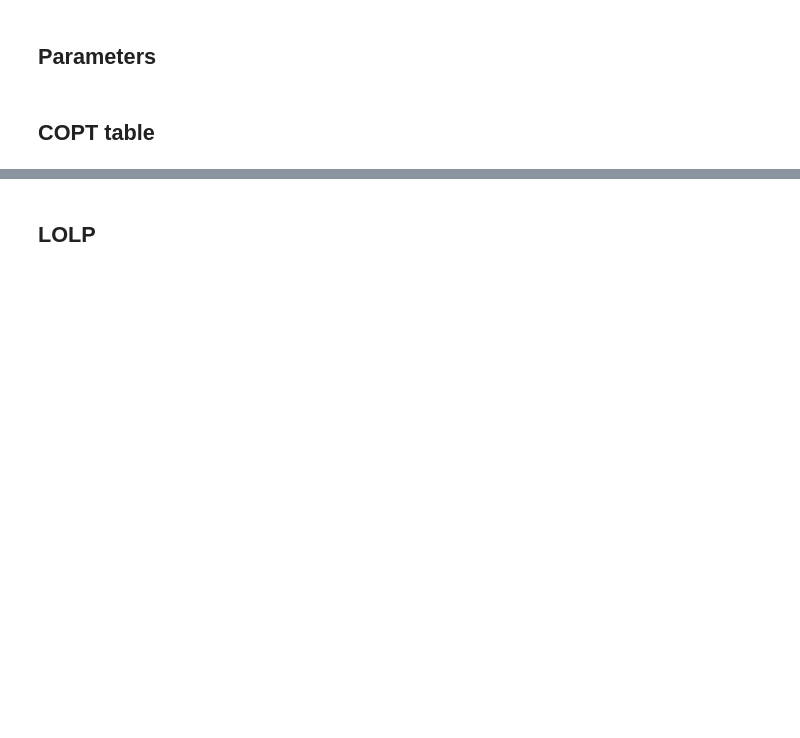
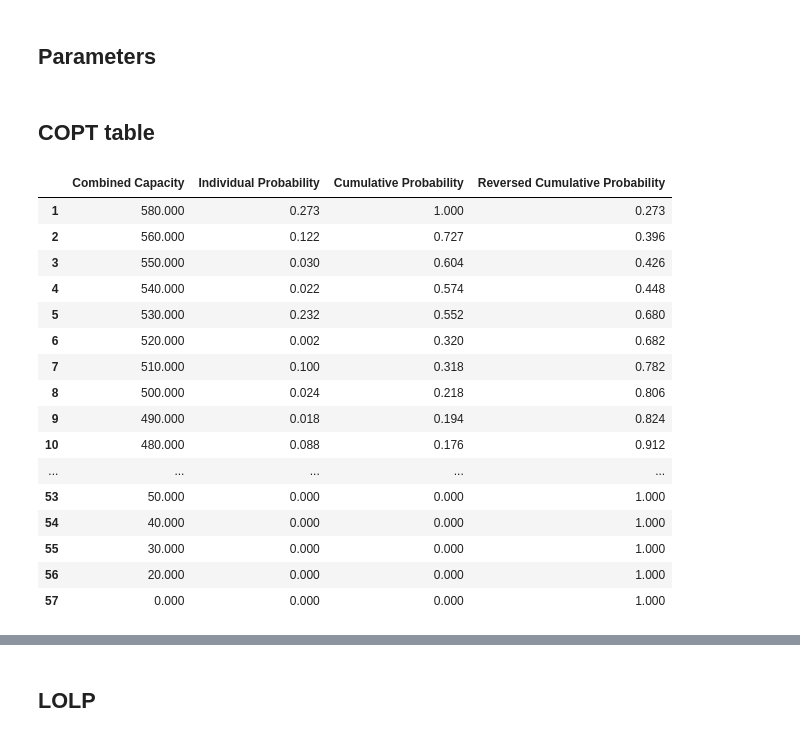
Before and after one commit to yasirroni/copt, a Jupyter notebook: notebooks/copt.ipynb, the cells around one changed output, grey strips where cells are left out. Drawn from its saved outputs; the diff is of its cells as text; code cells hidden in the pictures; blank space fills up the shorter version.

```diff
--- a/notebooks/copt.ipynb
+++ b/notebooks/copt.ipynb
@@ -94,3 +90,13 @@ NUMBER_OF_CONSIDERED_GENERATOR = 15
+# %%
+# NOTE:
+#   There is two batch, bathc in evaluating of permutation and batch in making COPT.
+
+BATCH_PRODUCT = 1000  # batch size for each making table before combine duplicate
+MIN_COVERAGE = 1 - 1e-12  # early stopper
+BATCH_GENERATOR = 15
 # %% [markdown]
 ## COPT table
+# %%
+generator_list = [[cap, out] for cap, out, stat in sorted(zip(capacities, outage_rates, status), reverse=True) if stat]
+last_generator = 0
 # %%
@@ -132,3 +139,28 @@ else:
 # add cumulative probability
 table = np.hstack((table, np.atleast_2d(np.cumsum(table[::-1,1])[::-1]).T))
 table = np.hstack((table, np.atleast_2d(np.cumsum(table[:,1])).T))
+# %%
+columns_name = ['Combined Capacity',
+                'Individual Probability',
+                'Cumulative Probability',
+                'Reversed Cumulative Probability']
+
+pd.DataFrame(data=table, columns=columns_name, index=pd.RangeIndex(1, len(table) + 1, 1))
+# %% [output]
+|  | Combined Capacity | Individual Probability | Cumulative Probability | Reversed Cumulative Probability |
+| 1 | 580.000 | 0.273 | 1.000 | 0.273 |
+| 2 | 560.000 | 0.122 | 0.727 | 0.396 |
+| 3 | 550.000 | 0.030 | 0.604 | 0.426 |
+| 4 | 540.000 | 0.022 | 0.574 | 0.448 |
+| 5 | 530.000 | 0.232 | 0.552 | 0.680 |
+| 6 | 520.000 | 0.002 | 0.320 | 0.682 |
+| 7 | 510.000 | 0.100 | 0.318 | 0.782 |
+| 8 | 500.000 | 0.024 | 0.218 | 0.806 |
+| 9 | 490.000 | 0.018 | 0.194 | 0.824 |
+| 10 | 480.000 | 0.088 | 0.176 | 0.912 |
+| ... | ... | ... | ... | ... |
+| 53 | 50.000 | 0.000 | 0.000 | 1.000 |
+| 54 | 40.000 | 0.000 | 0.000 | 1.000 |
+| 55 | 30.000 | 0.000 | 0.000 | 1.000 |
+| 56 | 20.000 | 0.000 | 0.000 | 1.000 |
+| 57 | 0.000 | 0.000 | 0.000 | 1.000 |
```
Also changed, not shown: parts of 4 cells of this notebook.
